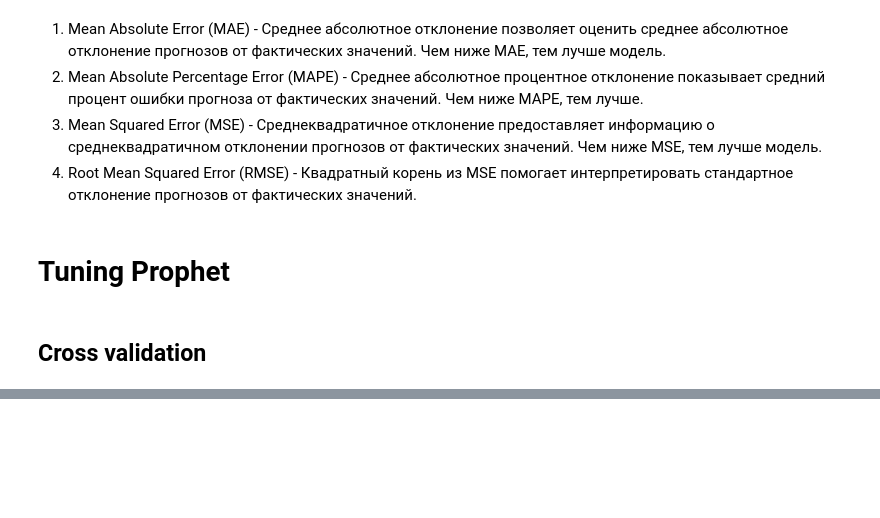
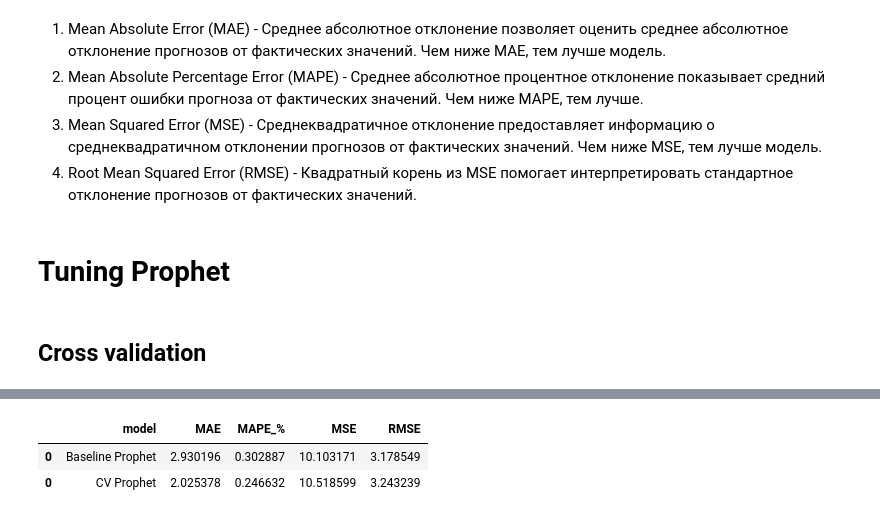
Before and after one commit to myxa95/01_Prediction_of_the_key_rate_in_the_Russian_Federation, a Jupyter notebook: notebooks/Baseline_Tuning.ipynb, the cells around one changed output, grey strips where cells are left out. Saved outputs shown, nothing was run; the diff lists cells and outputs as text; code cells hidden in the pictures; blank space fills up the shorter version.

```diff
--- a/notebooks/Baseline_Tuning.ipynb
+++ b/notebooks/Baseline_Tuning.ipynb
@@ -68,5 +76,8 @@ metrics
 # %%
 fix_percent = int(df.shape[0]*0.1)
 # %%
-from prophet.diagnostics import cross_validation
-df_cv = cross_validation(bl_prophet, initial='730 days', period='180 days', horizon = '365 days')
+# Осуществить кросс-валидацию
+df_cv = cross_validation(bl_prophet, initial='730 days', period='90 days', horizon='365 days')
+
+# Рассчитать метрики производительности
+df_metrics = performance_metrics(df_cv)
@@ -75,4 +102,8 @@ fix_percent
 # %%
-# выводиим метрики mae и mape для оценкии tuning prophet
-metrics = pd.concat([metrics, get_metrics(y_test=df_test['y'], y_pred=predict['yhat'], name='Tuning Prophet')])
+# выводиим метрики для оценкии tuning prophet
+metrics = pd.concat([metrics, get_metrics(y_test=df_cv['y'], y_pred=df_cv['yhat'], name='CV Prophet')])
 metrics
+# %% [output]
+|  | model | MAE | MAPE_% | MSE | RMSE |
+| 0 | Baseline Prophet | 2.930196 | 0.302887 | 10.103171 | 3.178549 |
+| 0 | CV Prophet | 2.025378 | 0.246632 | 10.518599 | 3.243239 |
```
Also changed, not shown: parts of 7 cells of this notebook, 3 other files.
